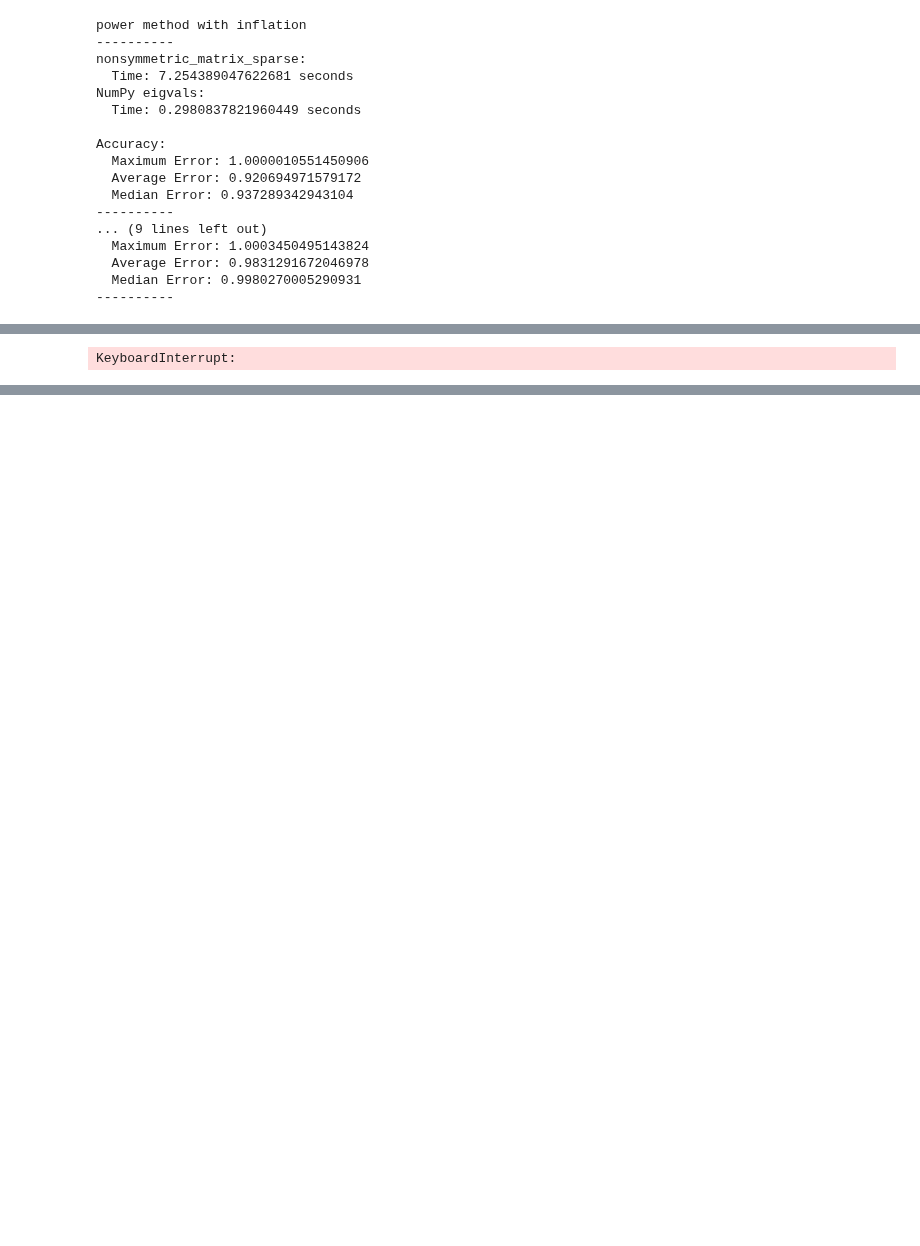
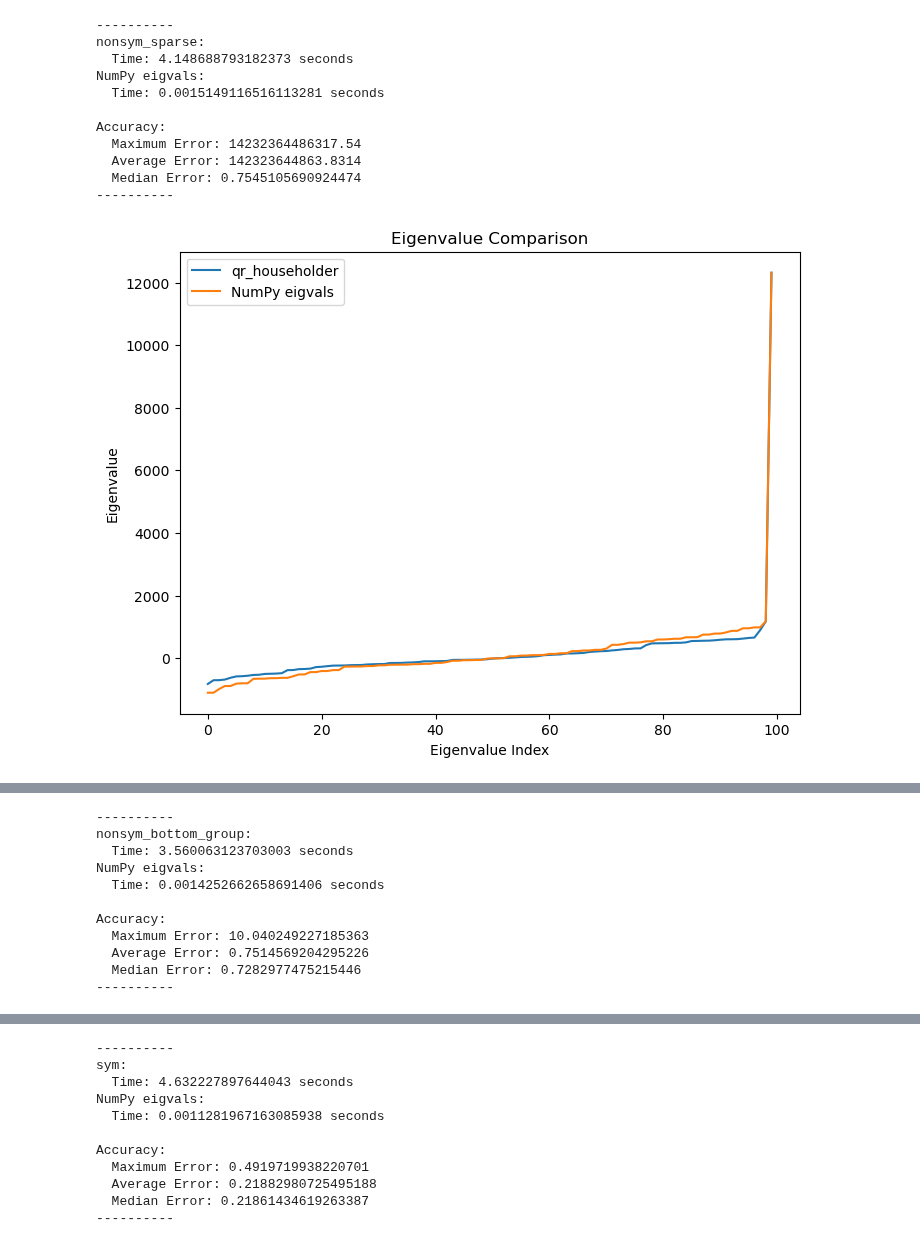
Before and after one commit to alice3e/spbu-fundamentals-of-algorithms, a Jupyter notebook: practicum_7/homework/advanced/eigenvalue_search_algorithms_testing.ipynb, the cells around one changed output, grey strips where cells are left out. Drawn from its saved outputs; the diff is of its cells as text; code cells hidden in the pictures; blank space fills up the shorter version.

```diff
--- a/practicum_7/homework/advanced/eigenvalue_search_algorithms_testing.ipynb
+++ b/practicum_7/homework/advanced/eigenvalue_search_algorithms_testing.ipynb
@@ -121,7 +121,7 @@ def testing(my_function, A: np.array, name: str,show_plots: bool=False, function
 
 
   start_time = time.time()
-  my_eigenvalues = my_function(A)
+  my_eigenvalues = my_function(A).copy()
   my_time = time.time() - start_time
 
   start_time = time.time()
@@ -166,7 +166,7 @@ def testing(my_function, A: np.array, name: str,show_plots: bool=False, function
     plt.title("Eigenvalue Error $ \dfrac{\mid\lambda_{n} - \lambda_{f}\mid}{\mid\lambda_{n}\mid}$")
     plt.show()
 # %%
-def test_all(matrix_dict: dict, my_function,show_plots: bool=False,skip_matrices_id: list=[], function_name: str="My_function"):
+def test_all(matrix_dict: dict, my_function,show_plots: bool=False,skip_matrices_id: list=[], function_name: str="some function"):
     for matrix_id,items in matrix_dict.items():
         if(matrix_id in skip_matrices_id): continue
         name = items[1]
@@ -366,20 +208,47 @@ def get_all_eigenvalues(A, max_iter=50, tol=1e-6):
+# %%
+def qr_householder(A: np.ndarray) -> tuple[np.ndarray, np.ndarray]:
+    """
+    QR decomposition using Householder reflections.
+    """
+    m, n = A.shape
+    R = A.copy()
+    Q = np.eye(m)
+
+    for k in range(min(m - 1, n)):
+        x = R[k:, k]
+        e1 = np.zeros(len(x))
+        e1[0] = 1
+        v = x - np.linalg.norm(x) * e1  # Calculate the Householder vector
+        H_k = np.eye(m)
+        H_k[k:, k:] = np.eye(len(x)) - 2 * np.outer(v, v) / np.dot(v, v) # Embed the reflection
+        Q = Q @ H_k
+        R = H_k @ R
+
+    return Q, R
+
+
+
+def QR_eigenvalues_algorithm(A : np.array, iteration_number: int = 100) -> np.array:
+    A_k = A.copy()
+    #plot_2d_temperature(A)
+    for k in range(iteration_number):
+        Q,R = qr_householder(A_k)
+        A_k = R @ Q
+    #plot_2d_temperature(A_k)
+    #print(np.diag(A_k).shape)
+    return np.diag(A_k)
 # %%
-test_all(matrix_dict=matrix_dict,my_function=get_all_eigenvalues,show_plots=False,skip_matrices_id = [], function_name="Jacobi_method")
+test_all(matrix_dict=matrix_dict,my_function=QR_eigenvalues_algorithm,show_plots=True,skip_matrices_id = [], function_name="qr_householder")
 # %% [output]
-power method with inflation
 ----------
-nonsymmetric_matrix_sparse:
-  Time: 7.254389047622681 seconds
+nonsym_sparse:
+  Time: 4.148688793182373 seconds
 NumPy eigvals:
-  Time: 0.2980837821960449 seconds
+  Time: 0.0015149116516113281 seconds
 
 Accuracy:
-  Maximum Error: 1.0000010551450906
-  Average Error: 0.920694971579172
-  Median Error: 0.937289342943104
+  Maximum Error: 14232364486317.54
+  Average Error: 142323644863.8314
+  Median Error: 0.7545105690924474
 ----------
-... (9 lines left out)
-  Maximum Error: 1.0003450495143824
-  Average Error: 0.9831291672046978
-  Median Error: 0.9980270005290931
-----------
+[figure, added]
@@ -386 +257,11 @@ Accuracy:
-KeyboardInterrupt:
+----------
+nonsym_bottom_group:
+  Time: 3.560063123703003 seconds
+NumPy eigvals:
+  Time: 0.0014252662658691406 seconds
+
+Accuracy:
+  Maximum Error: 10.040249227185363
+  Average Error: 0.7514569204295226
+  Median Error: 0.7282977475215446
+----------
@@ -386,0 +271,11 @@ KeyboardInterrupt:
+----------
+sym:
+  Time: 4.632227897644043 seconds
+NumPy eigvals:
+  Time: 0.0011281967163085938 seconds
+
+Accuracy:
+  Maximum Error: 0.4919719938220701
+  Average Error: 0.21882980725495188
+  Median Error: 0.21861434619263387
+----------
```
Also changed, not shown: parts of 4 cells of this notebook, 1 other file.
